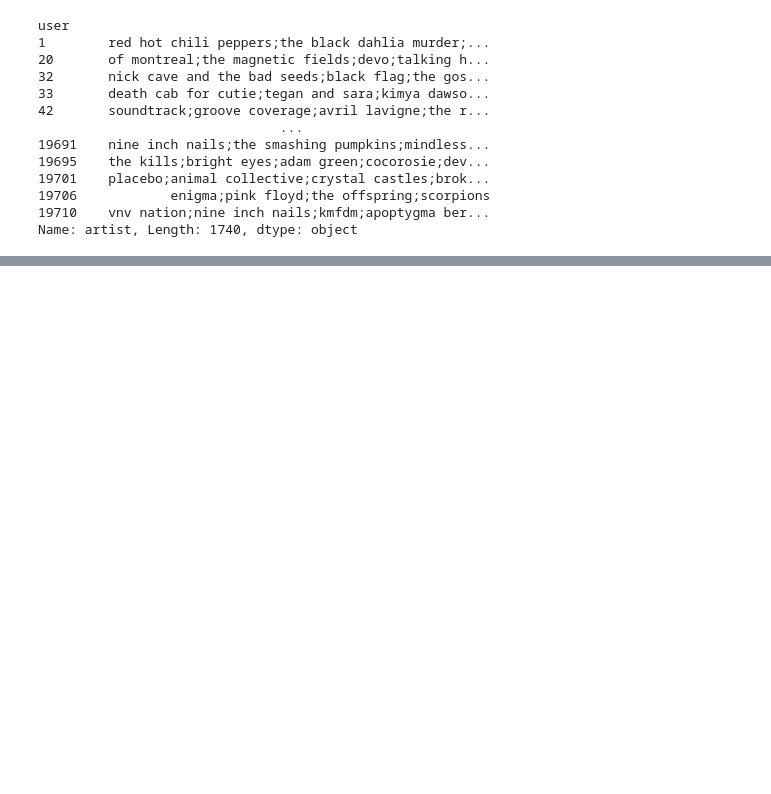
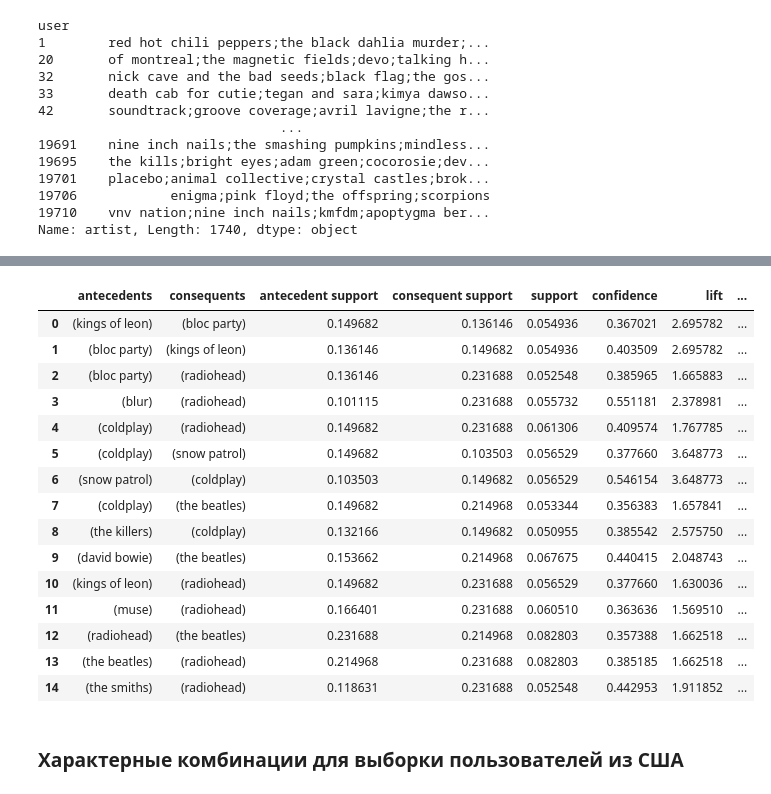
Before and after one commit to amatemeow/MLPY, a Jupyter notebook: task2/task2.ipynb, the cells around one changed output, grey strips where cells are left out. Cells and saved outputs as stored; diff of their text form; code cells hidden in the pictures; blank space fills up the shorter version.

```diff
--- a/task2/task2.ipynb
+++ b/task2/task2.ipynb
@@ -288,0 +370,5 @@ print("Максимальная длина набора: %d" % freq_de['itemsets
+# %%
+freq_uk = ml.apriori(grouped_uk_bin, min_support = 0.035, use_colnames = True)
+print("Найдено %d характерных комбинаций" % len(freq_uk))
+print(freq_uk)
+print("Максимальная длина набора: %d" % freq_uk['itemsets'].apply(lambda x: len(x)).max())
@@ -288,0 +392,22 @@ print("Максимальная длина набора: %d" % freq_de['itemsets
+# %%
+rules_uk = ml.association_rules(freq_uk, metric = "confidence", min_threshold = 0.35)
+rules_uk
+# %% [output]
+|  | antecedents | consequents | antecedent support | consequent support | support | confidence | lift | ... |
+| 0 | (kings of leon) | (bloc party) | 0.149682 | 0.136146 | 0.054936 | 0.367021 | 2.695782 | ... |
+| 1 | (bloc party) | (kings of leon) | 0.136146 | 0.149682 | 0.054936 | 0.403509 | 2.695782 | ... |
+| 2 | (bloc party) | (radiohead) | 0.136146 | 0.231688 | 0.052548 | 0.385965 | 1.665883 | ... |
+| 3 | (blur) | (radiohead) | 0.101115 | 0.231688 | 0.055732 | 0.551181 | 2.378981 | ... |
+| 4 | (coldplay) | (radiohead) | 0.149682 | 0.231688 | 0.061306 | 0.409574 | 1.767785 | ... |
+| 5 | (coldplay) | (snow patrol) | 0.149682 | 0.103503 | 0.056529 | 0.377660 | 3.648773 | ... |
+| 6 | (snow patrol) | (coldplay) | 0.103503 | 0.149682 | 0.056529 | 0.546154 | 3.648773 | ... |
+| 7 | (coldplay) | (the beatles) | 0.149682 | 0.214968 | 0.053344 | 0.356383 | 1.657841 | ... |
+| 8 | (the killers) | (coldplay) | 0.132166 | 0.149682 | 0.050955 | 0.385542 | 2.575750 | ... |
+| 9 | (david bowie) | (the beatles) | 0.153662 | 0.214968 | 0.067675 | 0.440415 | 2.048743 | ... |
+| 10 | (kings of leon) | (radiohead) | 0.149682 | 0.231688 | 0.056529 | 0.377660 | 1.630036 | ... |
+| 11 | (muse) | (radiohead) | 0.166401 | 0.231688 | 0.060510 | 0.363636 | 1.569510 | ... |
+| 12 | (radiohead) | (the beatles) | 0.231688 | 0.214968 | 0.082803 | 0.357388 | 1.662518 | ... |
+| 13 | (the beatles) | (radiohead) | 0.214968 | 0.231688 | 0.082803 | 0.385185 | 1.662518 | ... |
+| 14 | (the smiths) | (radiohead) | 0.118631 | 0.231688 | 0.052548 | 0.442953 | 1.911852 | ... |
+# %% [markdown]
+<h3>Характерные комбинации для выборки пользователей из США</h3>
```
Also changed, not shown: parts of 41 cells of this notebook.
